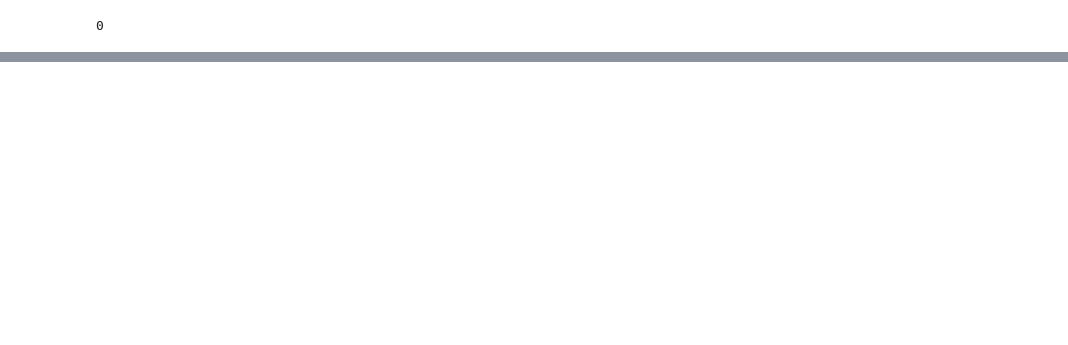
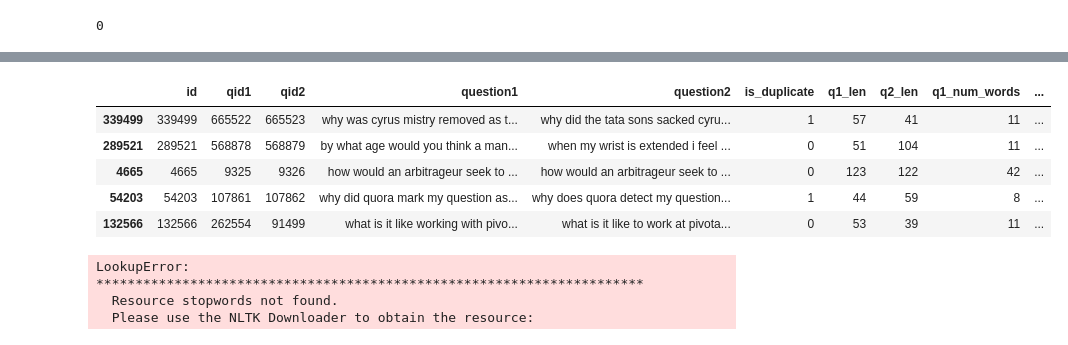
Before and after one commit to adarsha02/Duplicate-Question-Detection-using-NLP, a Jupyter notebook: hello.ipynb, the cells around one changed output, grey strips where cells are left out. Saved outputs shown, nothing was run; the diff lists cells and outputs as text; code cells hidden in the pictures; blank space fills up the shorter version.

```diff
--- a/hello.ipynb
+++ b/hello.ipynb
@@ -41,0 +289,10 @@ df.duplicated().sum()
+# %%
+new_df['word_share'] = round(new_df['word_common']/new_df['word_total'],2)
+new_df.head()
+# %% [output]
+|  | id | qid1 | qid2 | question1 | question2 | is_duplicate | q1_len | q2_len | q1_num_words | ... |
+| 339499 | 339499 | 665522 | 665523 | why was cyrus mistry removed as t... | why did the tata sons sacked cyru... | 1 | 57 | 41 | 11 | ... |
+| 289521 | 289521 | 568878 | 568879 | by what age would you think a man... | when my wrist is extended i feel ... | 0 | 51 | 104 | 11 | ... |
+| 4665 | 4665 | 9325 | 9326 | how would an arbitrageur seek to ... | how would an arbitrageur seek to ... | 0 | 123 | 122 | 42 | ... |
+| 54203 | 54203 | 107861 | 107862 | why did quora mark my question as... | why does quora detect my question... | 1 | 44 | 59 | 8 | ... |
+| 132566 | 132566 | 262554 | 91499 | what is it like working with pivo... | what is it like to work at pivota... | 0 | 53 | 39 | 11 | ... |
@@ -41,0 +353,17 @@ df.duplicated().sum()
+# %%
+
+token_features = new_df.apply(fetch_token_features, axis=1)
+
+new_df["cwc_min"]       = list(map(lambda x: x[0], token_features))
+new_df["cwc_max"]       = list(map(lambda x: x[1], token_features))
+new_df["csc_min"]       = list(map(lambda x: x[2], token_features))
+new_df["csc_max"]       = list(map(lambda x: x[3], token_features))
+new_df["ctc_min"]       = list(map(lambda x: x[4], token_features))
+new_df["ctc_max"]       = list(map(lambda x: x[5], token_features))
+new_df["last_word_eq"]  = list(map(lambda x: x[6], token_features))
+new_df["first_word_eq"] = list(map(lambda x: x[7], token_features))
+# %% [output]
+LookupError:
+**********************************************************************
+  Resource stopwords not found.
+  Please use the NLTK Downloader to obtain the resource:
```
Also changed, not shown: parts of 17 cells of this notebook.
